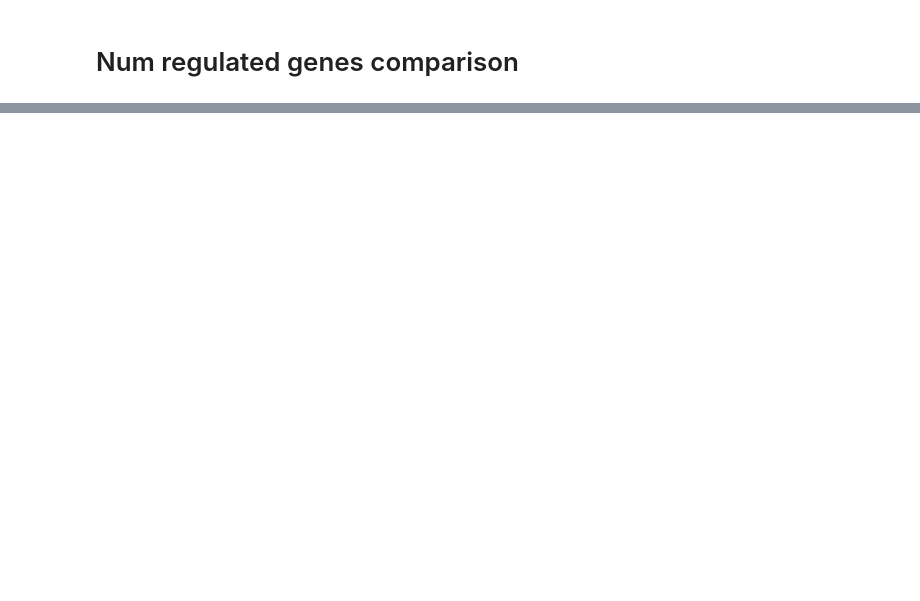
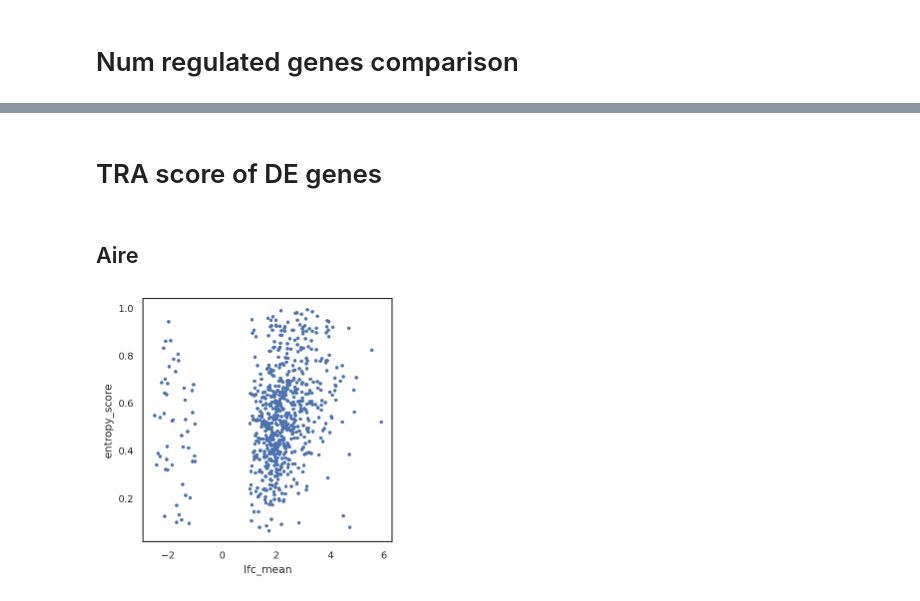
Before and after one commit to j-germino/M-cells, a Jupyter notebook: code/DE_genes.ipynb, the cells around one changed output, grey strips where cells are left out. Saved outputs shown, nothing was run; the diff lists cells and outputs as text; code cells hidden in the pictures; blank space fills up the shorter version.

```diff
--- a/code/DE_genes.ipynb
+++ b/code/DE_genes.ipynb
@@ -400,0 +401,19 @@ plt.show()
+# %% [markdown]
+# TRA score of DE genes
+# %%
+entropy_score = pd.read_csv("../analysis/entropy/cell_x_gene_atlas_cell_type_entropy.csv", index_col=0)
+filtered_genes_aire_max_bf["entropy_score"] = entropy_score.entropy_score
+filtered_genes_fezf2_max_bf["entropy_score"] = entropy_score.entropy_score
+# %% [markdown]
+## Aire
+# %%
+sns.scatterplot(
+    filtered_genes_aire_max_bf,
+    x="lfc_mean",
+    y="entropy_score",
+    s=10,
+    linewidth=0
+)
+plt.show()
+# %% [output]
+[figure, added]
```
Also changed, not shown: parts of 17 cells of this notebook, 4 other files.
